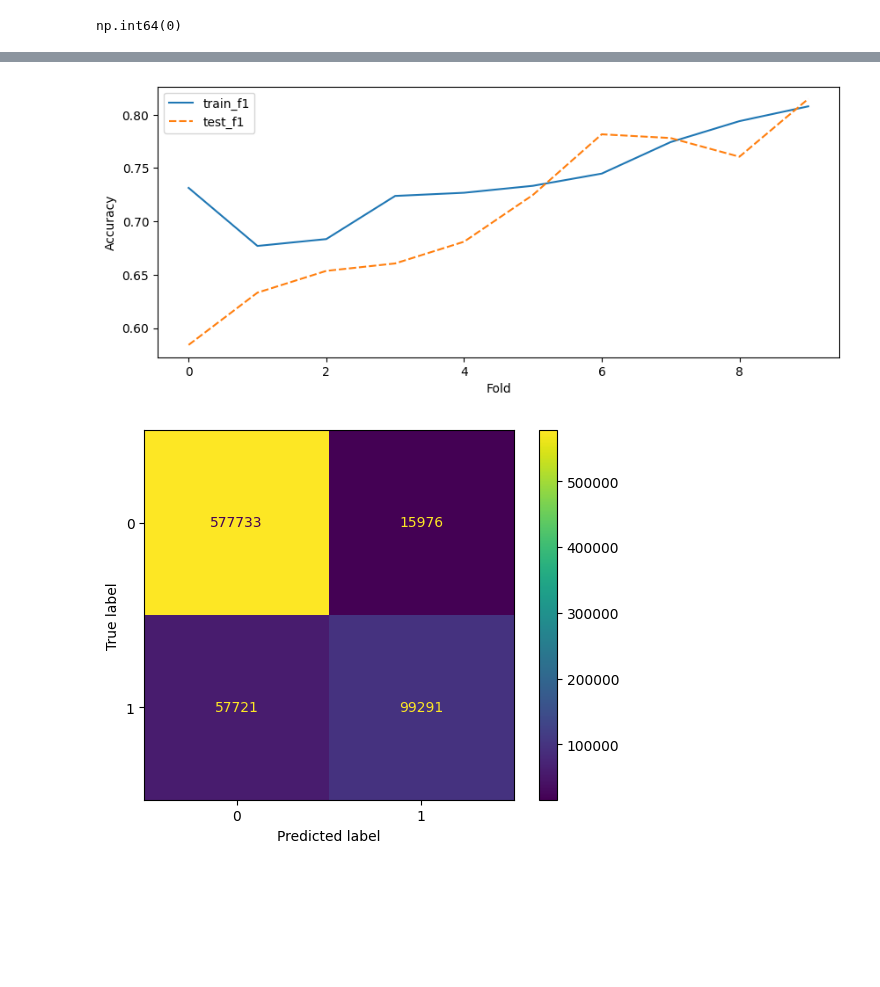
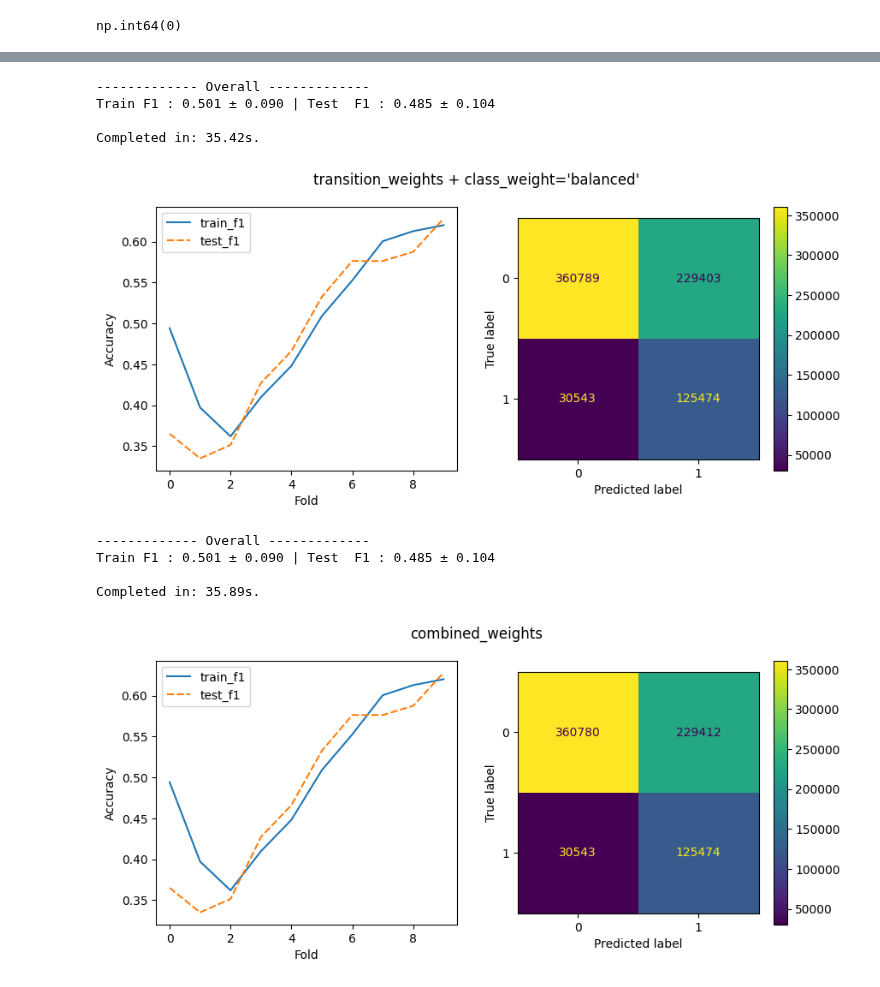
Before and after one commit to GeoChernykh/AlarmForecast, a Jupyter notebook: machine learning/ml_LGBM.ipynb, the cells around one changed output, grey strips where cells are left out. Cells and saved outputs as stored; diff of their text form; code cells hidden in the pictures; blank space fills up the shorter version.

```diff
--- a/machine learning/ml_LGBM.ipynb
+++ b/machine learning/ml_LGBM.ipynb
@@ -164,13 +208,20 @@ Completed in: 84.30s.
-# %%
-plt.figure(figsize=(10,4))
-sns.lineplot(scores)
-plt.xlabel("Fold")
-plt.ylabel("Accuracy")
-ConfusionMatrixDisplay(cm).plot()
-plt.show()
-# %% [output]
-[figure, removed]
-[figure, removed]
+# %%
+model = LGBMClassifier(random_state=42, verbose=-1, class_weight='balanced')
+
+pipeline = Pipeline([
+    ('preprocessor', preprocessor),
+    ('model', model)
+])
+
+scores, cm = evaluate_model(pipeline, n_splits=10, max_train_size=365*24, weights_func=calculate_transition_weights)
+
+plot_results(scores, cm, "transition_weights + class_weight='balanced'")
+# %% [output]
+------------- Overall -------------
+Train F1 : 0.501 ± 0.090 | Test  F1 : 0.485 ± 0.104
+
+Completed in: 35.42s.
+[figure, added]
 # %%
 model = LGBMClassifier(random_state=42, verbose=-1)
 
@@ -178,6 +229,16 @@ pipeline = Pipeline([
     ('preprocessor', preprocessor),
     ('model', model)
 ])
+
+scores, cm = evaluate_model(pipeline, n_splits=10, max_train_size=365*24, weights_func=combined_weights)
+
+plot_results(scores, cm, "combined_weights")
+# %% [output]
+------------- Overall -------------
+Train F1 : 0.501 ± 0.090 | Test  F1 : 0.485 ± 0.104
+
+Completed in: 35.89s.
+[figure, added]
 # %%
 mask = X.time >= '2025'
 X_from_2025 = X.loc[mask]
```
Also changed, not shown: parts of 61 cells of this notebook, 10 other files.
